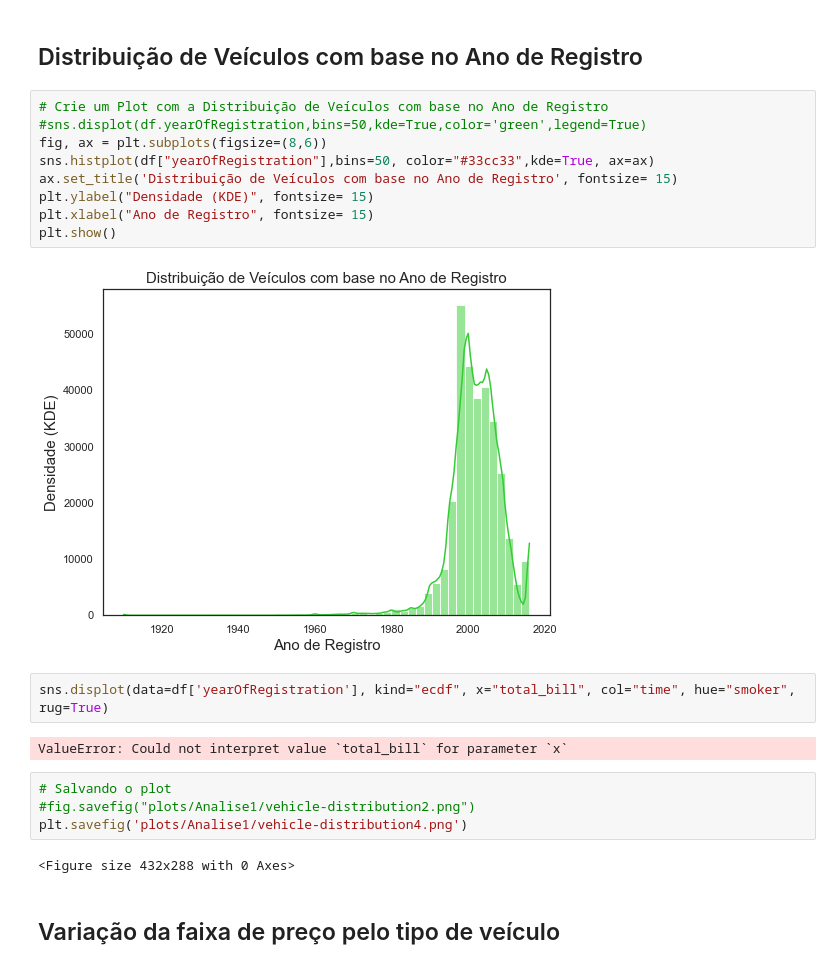
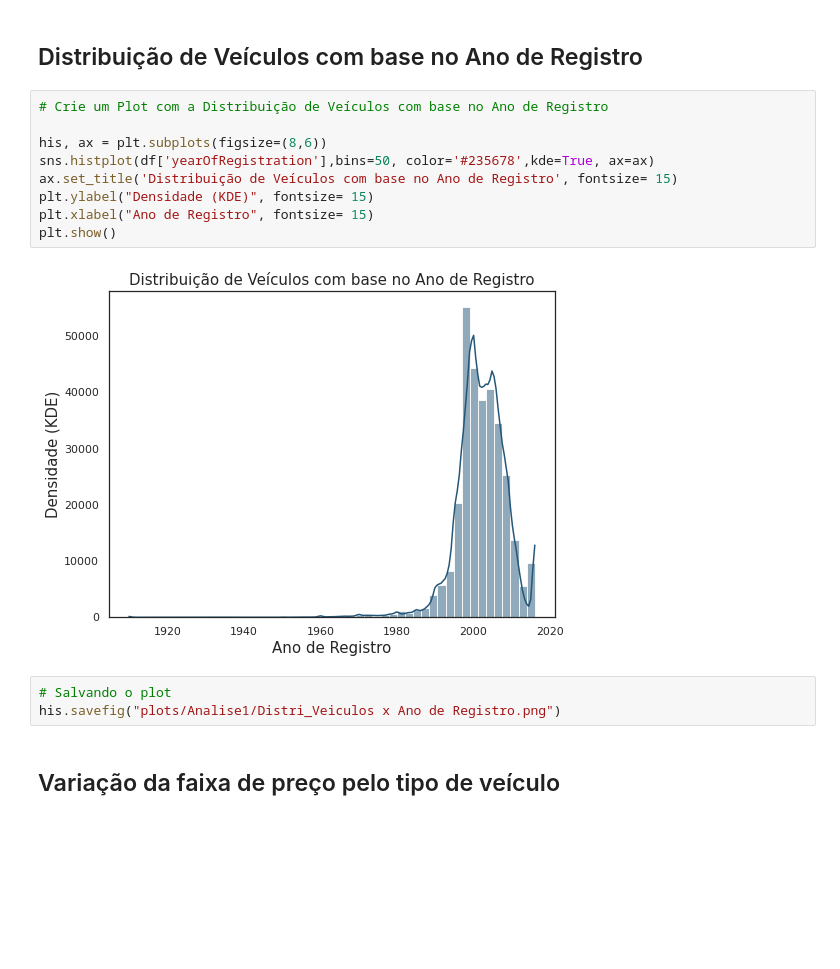
Before and after one commit to fabricio2384/Curso_Data_Science_Academy, a Jupyter notebook: Mini-Projeto2 - Analise1.ipynb, the cells around one changed output. Saved outputs shown, nothing was run; the diff lists cells and outputs as text; blank space fills up the shorter version.

Commit message:
Finalizando Mini-Projeto2 - Analise1

```diff
--- a/Mini-Projeto2 - Analise1.ipynb
+++ b/Mini-Projeto2 - Analise1.ipynb
@@ -43,24 +41,17 @@ df['yearOfRegistration'].count()
 ## Distribuição de Veículos com base no Ano de Registro
 # %%
 # Crie um Plot com a Distribuição de Veículos com base no Ano de Registro
-#sns.displot(df.yearOfRegistration,bins=50,kde=True,color='green',legend=True)
-fig, ax = plt.subplots(figsize=(8,6))
-sns.histplot(df["yearOfRegistration"],bins=50, color="#33cc33",kde=True, ax=ax)
+
+his, ax = plt.subplots(figsize=(8,6))
+sns.histplot(df['yearOfRegistration'],bins=50, color='#235678',kde=True, ax=ax)
 ax.set_title('Distribuição de Veículos com base no Ano de Registro', fontsize= 15)
 plt.ylabel("Densidade (KDE)", fontsize= 15)
 plt.xlabel("Ano de Registro", fontsize= 15)
 plt.show()
 # %% [output]
-[figure, old version]
+[figure, new version]
-# %%
-sns.displot(data=df['yearOfRegistration'], kind="ecdf", x="total_bill", col="time", hue="smoker", rug=True)
-# %% [output]
-ValueError: Could not interpret value `total_bill` for parameter `x`
 # %%
 # Salvando o plot
-#fig.savefig("plots/Analise1/vehicle-distribution2.png")
-plt.savefig('plots/Analise1/vehicle-distribution4.png')
+his.savefig("plots/Analise1/Distri_Veiculos x Ano de Registro.png")
-# %% [output]
-<Figure size 432x288 with 0 Axes>
 # %% [markdown]
 ## Variação da faixa de preço pelo tipo de veículo
```
Also changed, not shown: parts of 8 cells of this notebook, 8 other files.
